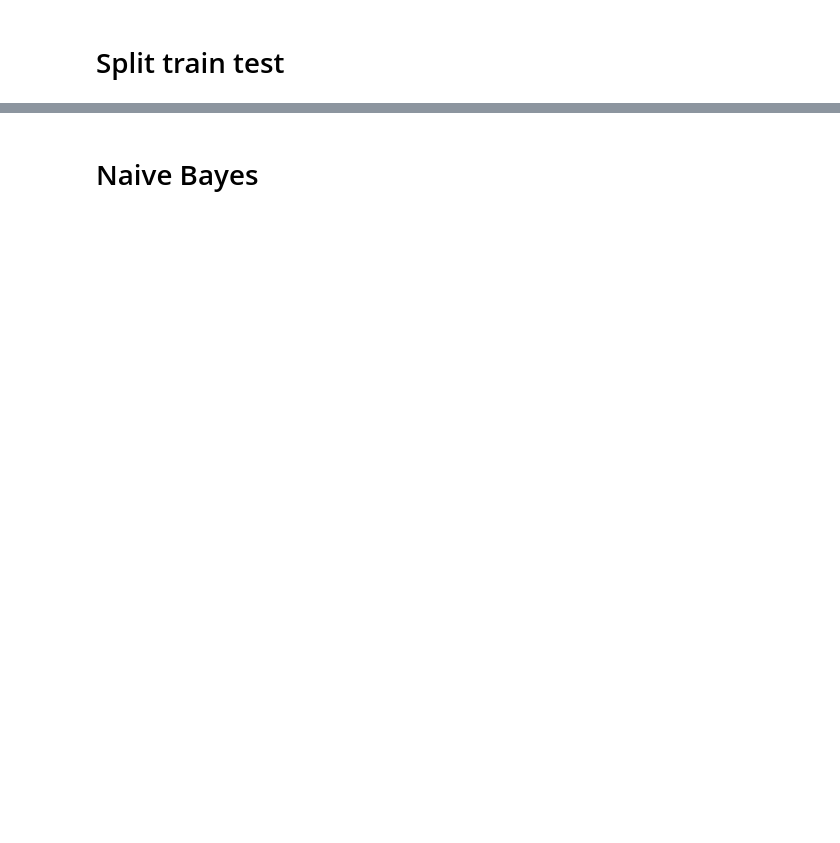
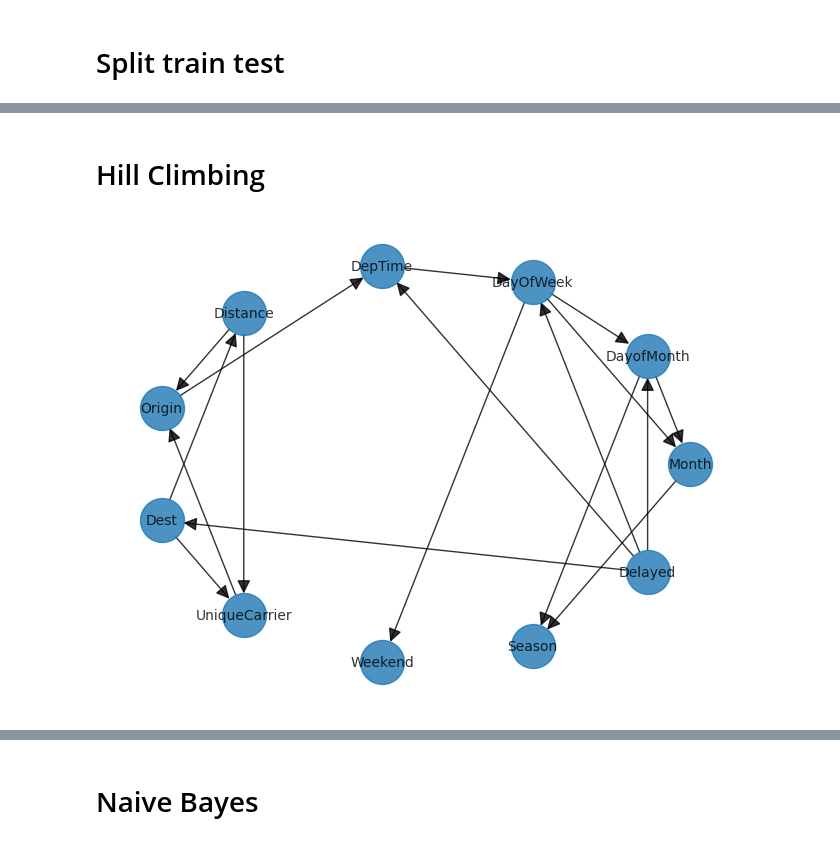
Before and after one commit to MatteoFasulo/BayesianHeartDisease, a Jupyter notebook: matteo.ipynb, the cells around one changed output, grey strips where cells are left out. Drawn from its saved outputs; the diff is of its cells as text; code cells hidden in the pictures; blank space fills up the shorter version.

```diff
--- a/matteo.ipynb
+++ b/matteo.ipynb
@@ -229,0 +208,11 @@ WARNING:pgmpy:Replacing existing CPD for Season
+# %% [markdown]
+# Hill Climbing
+# %%
+model = HillClimbSearch(pd.concat([X_train, y_train], axis=1)).estimate(
+    scoring_method='aicscore', black_list=[(x, 'Delayed') for x in X_train.columns])
+# %%
+%%time
+nx.draw_circular(model, with_labels=True, arrowsize=20, node_size=1000, font_size=10, alpha=0.8)
+plt.show()
+# %% [output]
+[figure, added]
```
Also changed, not shown: parts of 33 cells of this notebook, 2 other files.
